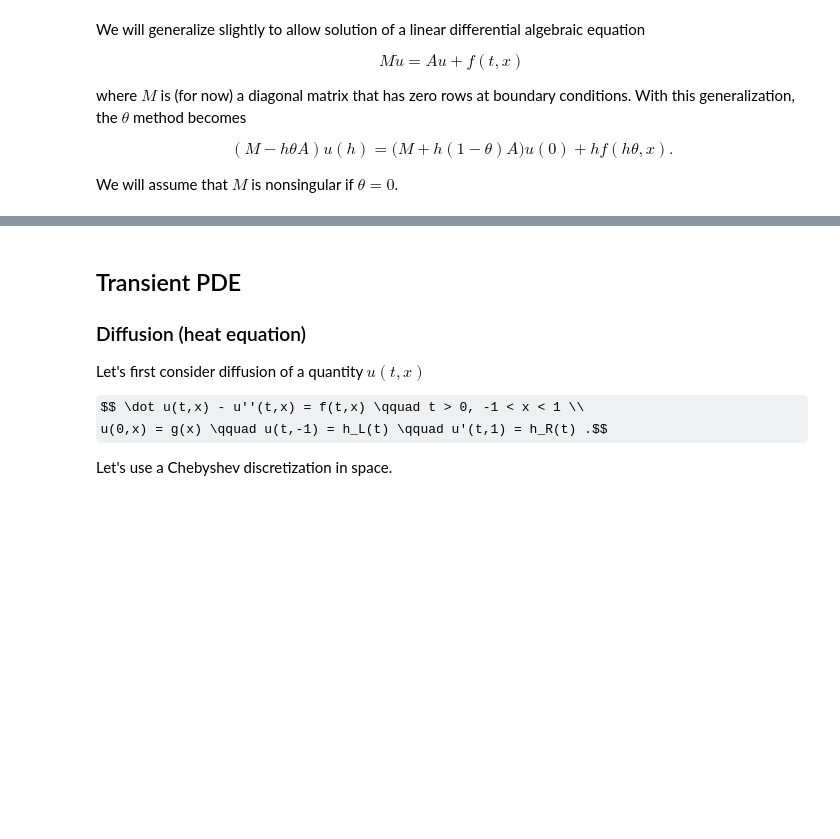
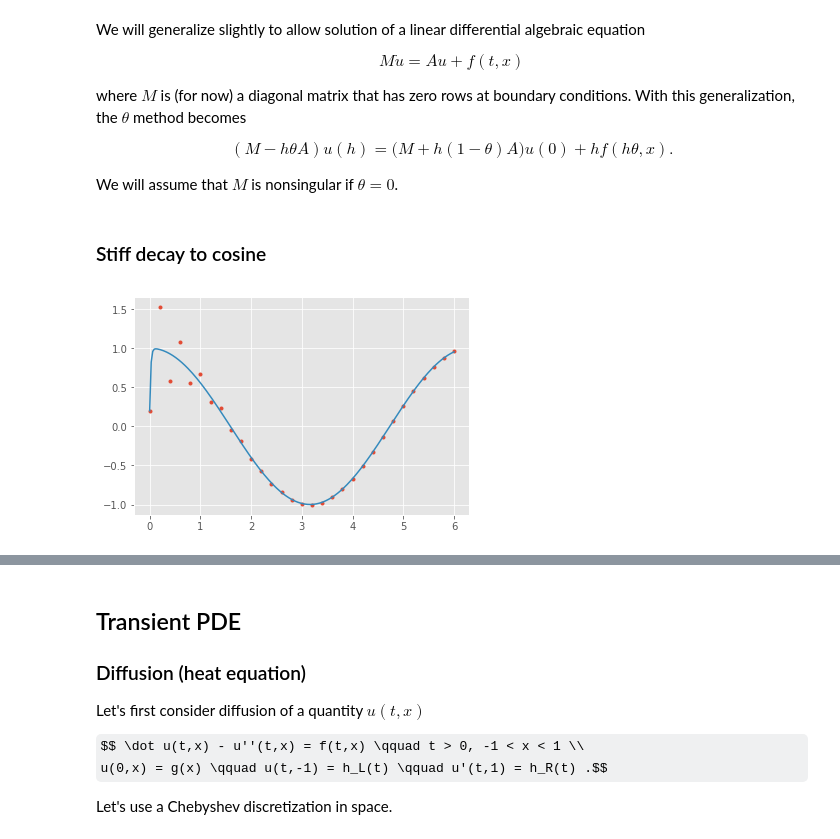
Before and after one commit to cu-numpde/numpde-fall2017, a Jupyter notebook: FDTransient.ipynb, the cells around one changed output, grey strips where cells are left out. Cells and saved outputs as stored; diff of their text form; code cells hidden in the pictures; some formulas as TeX source; blank space fills up the shorter version.

```diff
--- a/FDTransient.ipynb
+++ b/FDTransient.ipynb
@@ -314,3 +317,15 @@ def dae_theta_linear(M, A, u0, rhsfunc, bcs=[], tfinal=1, h=0.1, theta=.5):
         t = tnext
         hist.append((t, u.copy()))
     return hist
+# %% [markdown]
+### Stiff decay to cosine
+# %%
+test = fcos(k=50)
+u0 = numpy.array([.2])
+hist = dae_theta_linear(numpy.eye(1), -test.k, u0, lambda t: test.k*numpy.cos(t), h=.2, tfinal=6, theta=.5)
+hist = numpy.array(hist)
+pyplot.plot(hist[:,0], hist[:,1], '.')
+tt = numpy.linspace(0, 6, 200)
+pyplot.plot(tt, test.u(tt,u0));
+# %% [output]
+[figure, added]
```
Also changed, not shown: parts of 17 cells of this notebook.
